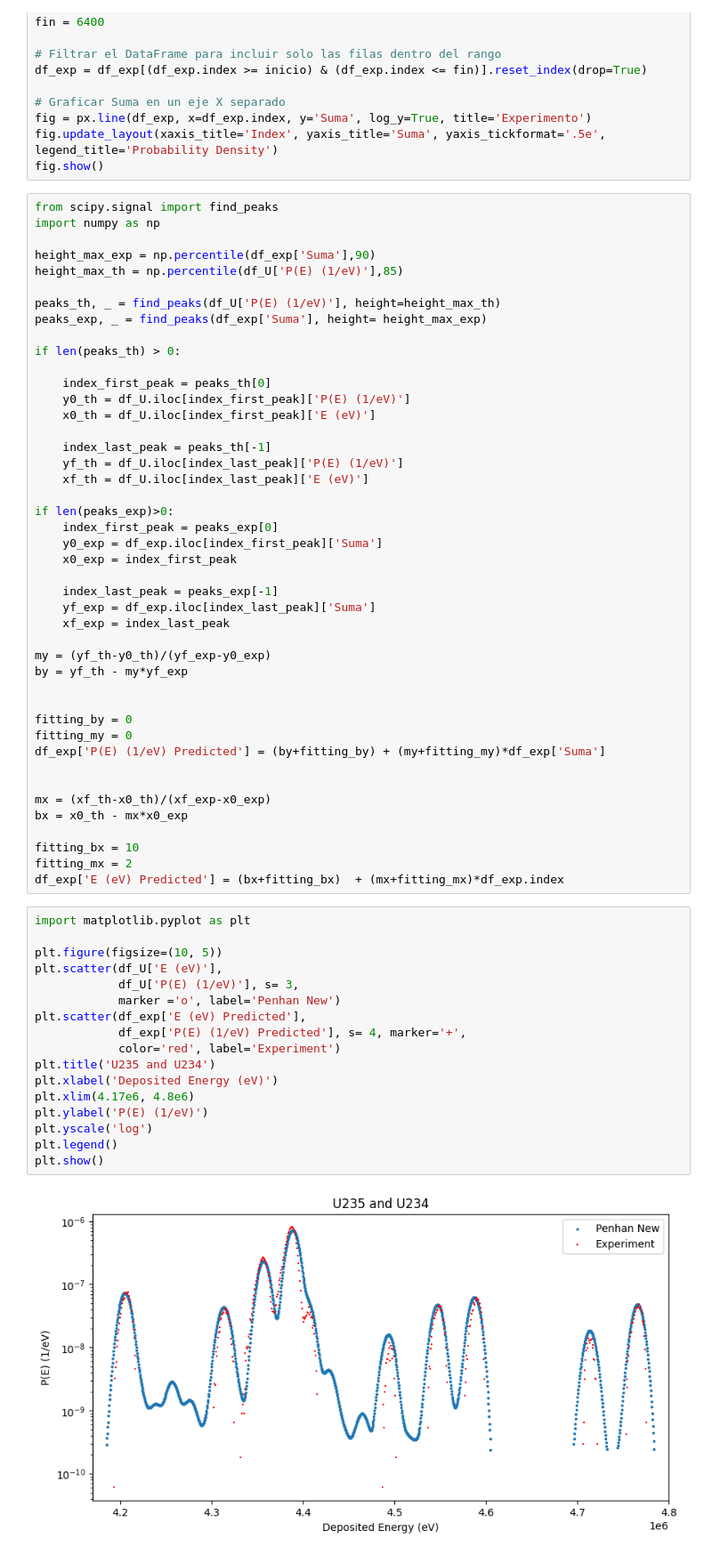
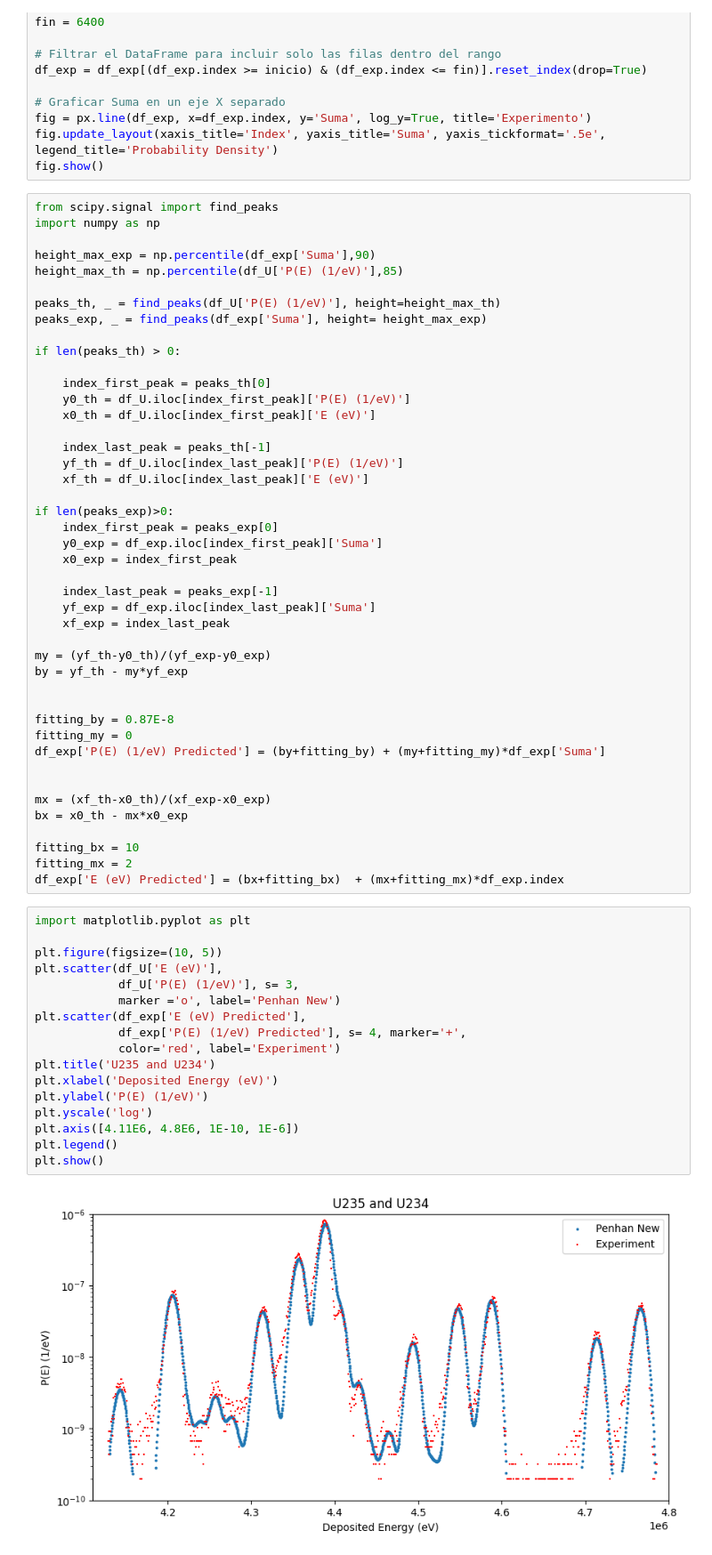
Before and after one commit to carlosherediapimienta/Collaboration_CIEMAT, a Jupyter notebook: U_235_234.ipynb, the cells around one changed output. Shown: that part at 89% size. Saved outputs shown, nothing was run; the diff lists cells and outputs as text.

```diff
--- a/U_235_234.ipynb
+++ b/U_235_234.ipynb
@@ -79,7 +79,7 @@ my = (yf_th-y0_th)/(yf_exp-y0_exp)
 by = yf_th - my*yf_exp
 
 
-fitting_by = 0
+fitting_by = 0.87E-8
 fitting_my = 0
 df_exp['P(E) (1/eV) Predicted'] = (by+fitting_by) + (my+fitting_my)*df_exp['Suma']
 
@@ -93,19 +93,19 @@ df_exp['E (eV) Predicted'] = (bx+fitting_bx)  + (mx+fitting_mx)*df_exp.index
 # %%
 import matplotlib.pyplot as plt
 
 plt.figure(figsize=(10, 5))
 plt.scatter(df_U['E (eV)'],
             df_U['P(E) (1/eV)'], s= 3,
             marker ='o', label='Penhan New')
 plt.scatter(df_exp['E (eV) Predicted'],
             df_exp['P(E) (1/eV) Predicted'], s= 4, marker='+',
             color='red', label='Experiment')
 plt.title('U235 and U234')
 plt.xlabel('Deposited Energy (eV)')
-plt.xlim(4.17e6, 4.8e6)
 plt.ylabel('P(E) (1/eV)')
 plt.yscale('log')
+plt.axis([4.11E6, 4.8E6, 1E-10, 1E-6])
 plt.legend()
 plt.show()
 # %% [output]
-[figure, old version]
+[figure, new version]
```
Also changed, not shown: 3 other files.
